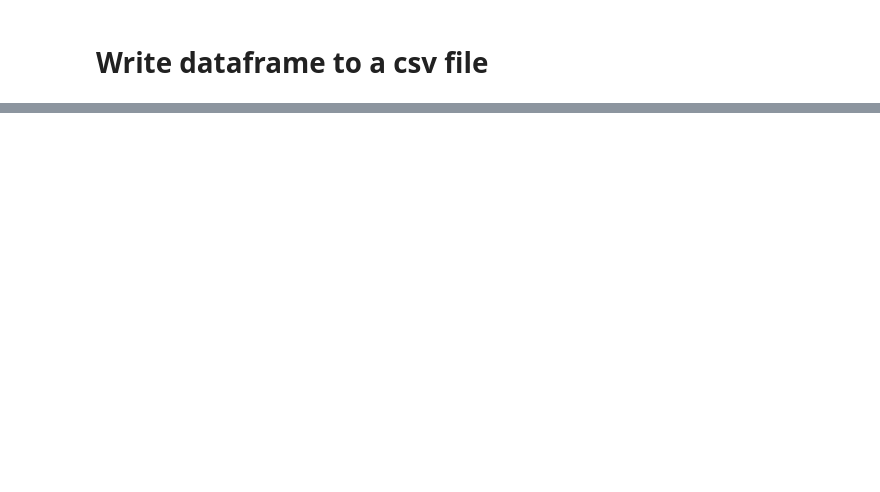
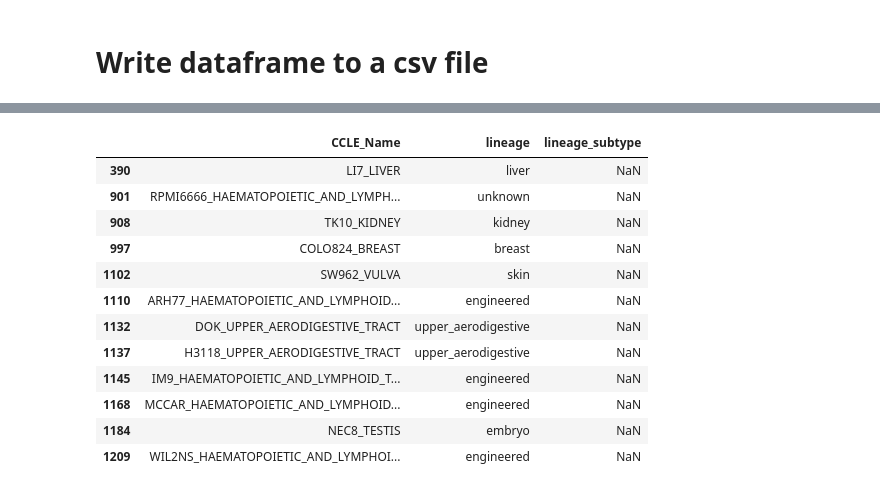
Before and after one commit to Alphaaaaabet/Cancer-Lineage-Subtype-Classification, a Jupyter notebook: code/data_processing.ipynb, the cells around one changed output, grey strips where cells are left out. Cells and saved outputs as stored; diff of their text form; code cells hidden in the pictures; blank space fills up the shorter version.

```diff
--- a/code/data_processing.ipynb
+++ b/code/data_processing.ipynb
@@ -248,0 +250,16 @@ new_df.to_csv('targets.txt', index=False)
+# %%
+df[new_df.id == -1]
+# %% [output]
+|  | CCLE_Name | lineage | lineage_subtype |
+| 390 | LI7_LIVER | liver | NaN |
+| 901 | RPMI6666_HAEMATOPOIETIC_AND_LYMPH... | unknown | NaN |
+| 908 | TK10_KIDNEY | kidney | NaN |
+| 997 | COLO824_BREAST | breast | NaN |
+| 1102 | SW962_VULVA | skin | NaN |
+| 1110 | ARH77_HAEMATOPOIETIC_AND_LYMPHOID... | engineered | NaN |
+| 1132 | DOK_UPPER_AERODIGESTIVE_TRACT | upper_aerodigestive | NaN |
+| 1137 | H3118_UPPER_AERODIGESTIVE_TRACT | upper_aerodigestive | NaN |
+| 1145 | IM9_HAEMATOPOIETIC_AND_LYMPHOID_T... | engineered | NaN |
+| 1168 | MCCAR_HAEMATOPOIETIC_AND_LYMPHOID... | engineered | NaN |
+| 1184 | NEC8_TESTIS | embryo | NaN |
+| 1209 | WIL2NS_HAEMATOPOIETIC_AND_LYMPHOI... | engineered | NaN |
```
Also changed, not shown: parts of 4 cells of this notebook.
